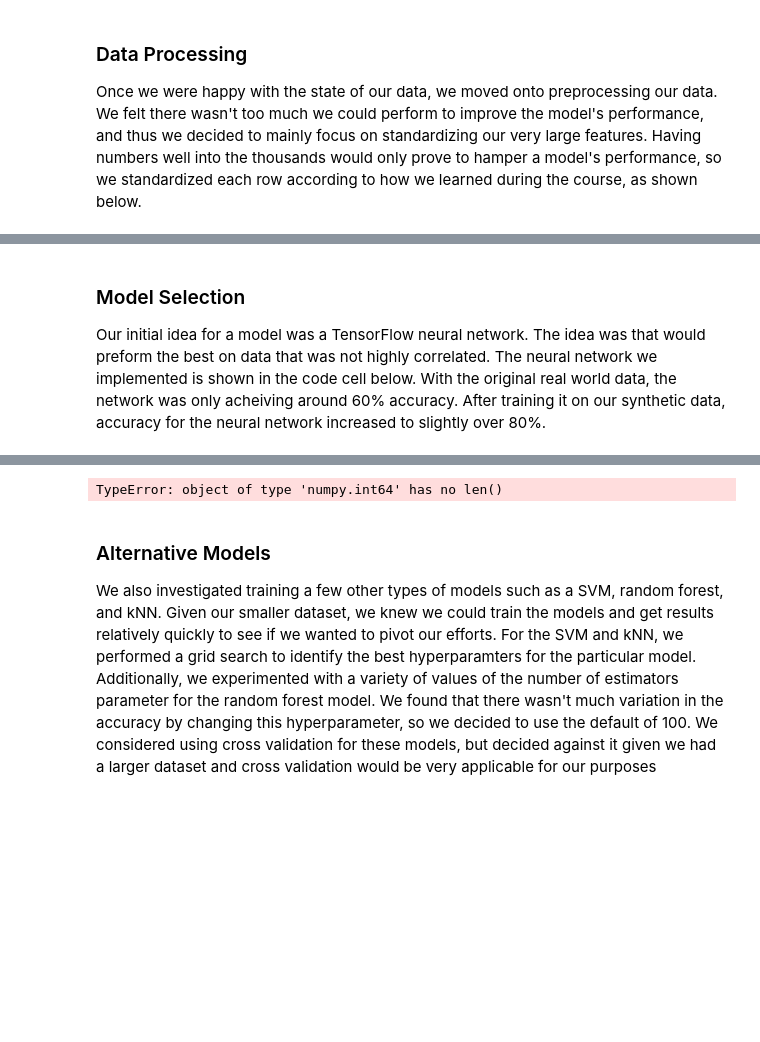
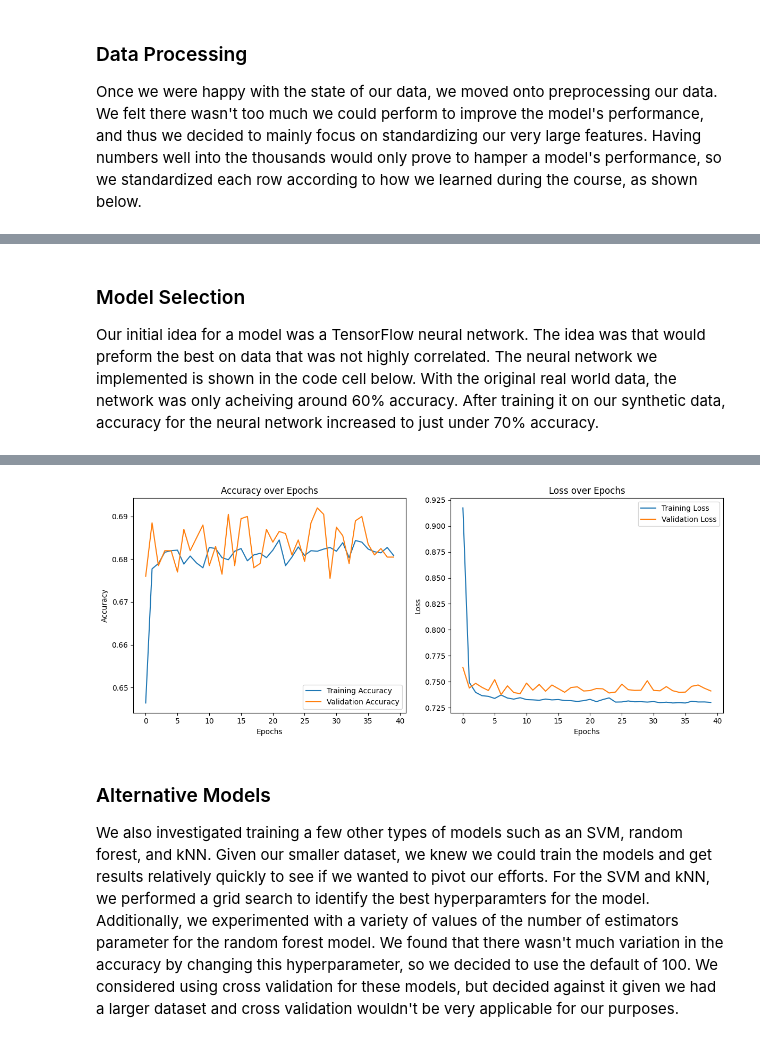
Before and after one commit to Andy-Borch/Efficient-Algorithm-Predictor, a Jupyter notebook: report.ipynb, the cells around one changed output, grey strips where cells are left out. Cells and saved outputs as stored; diff of their text form; code cells hidden in the pictures; blank space fills up the shorter version.

Commit message:
Final touches on report

```diff
--- a/report.ipynb
+++ b/report.ipynb
@@ -261,23 +258,10 @@ def bucket_sort(data):
 ### Timing code
 The code used to generate the run time data is listed below. It loads both the collections dataset and the associated features. It then creates a Pandas DataFrame to make accessing the data simpler. For each collection, a check is preformed to ensure the data type is mutable. If it isn't, it is converted to a list. Then each collection is passed into each sorting algorithm and run time is recorded. The result is a DataFrame of run time in seconds for each collection and each sorting algorithm. This data is then appended to the features file for training.
 # %%
-for i in range(len(matrix)):
-    arr = np.array(matrix[i])
-    arr = arr.astype(int)
-    print("Row", i, ": ")
-    print("Size: ", arr.size, " : ",features[i][0])
-    print("Mean: ", np.mean(arr), " : ", features[i][1])
-    print("StdDev: ", np.std(arr), " : ", features[i][2])
-    print("Num Unique: ", len(np.unique(arr)), " : ", features[i][3])
-
 def time_sort():
     timing_data = []
-    data = convert_to_data_type()
 
-    outer_bar = tqdm(range(len(data)), desc="Datasets", unit="dataset", position=0)
-    #outer_bar = tqdm(range(50), desc="Datasets", unit="dataset", position=0)
-
-    for i in outer_bar:
+    for i in range(len(data)):
         dataset_results = {}
         dataset_results["Dataset"] = f"Dataset {i+1}"
         current_data = data[i]
@@ -292,9 +276,7 @@ def time_sort():
             ("Bucket", bucket_sort),
         ]
 
-        inner_bar = tqdm(sorts, desc=f"Sorting Dataset {i+1}", unit="sort", position=1, leave=False)
-
-        for sort_name, sort_fn in inner_bar:
+        for sort_name, sort_fn in sorts:
             start = time.perf_counter()
             sort_fn(current_data)
             end = time.perf_counter()
@@ -414,6 +394,6 @@ Example of standardized features:
 # %% [markdown]
 ### Model Selection
-Our initial idea for a model was a TensorFlow neural network. The idea was that would preform the best on data that was not highly correlated. The neural network we implemented is shown in the code cell below. With the original real world data, the network was only acheiving around 60% accuracy. After training it on our synthetic data, accuracy for the neural network increased to slightly over 80%.
+Our initial idea for a model was a TensorFlow neural network. The idea was that would preform the best on data that was not highly correlated. The neural network we implemented is shown in the code cell below. With the original real world data, the network was only acheiving around 60% accuracy. After training it on our synthetic data, accuracy for the neural network increased to just under 70% accuracy.
 # %%
 #only extract Mean, StandardDeviation, and NumUnique
 mock_timing_data = np.empty(shape=(len(raw_features), 5))
@@ -422,7 +402,7 @@ for i in range(len(raw_features)):
 
 sorts = ['Sort1', 'Sort2', 'Sort3', 'Sort4', 'Sort5']
 
-X = features[:, [0, 2, 3]]
+X = raw_features[:, [0, 2, 3]]
 y = np.argmin(mock_timing_data, axis=1)
 
 encoder = LabelEncoder()
@@ -438,7 +418,8 @@ model = Sequential([
     Input(shape=(X_train_scaled.shape[1],)),
     Dense(128, activation='relu'),
     Dense(64, activation='relu'),
-    Dense(32, activation='relu')
+    Dense(32, activation='relu'),
+    Dense(5, activation='softmax')
 ])
 
 optimizer = Adam(learning_rate=0.001)
@@ -453,7 +434,7 @@ y_pred = model.predict(X_test_scaled)
 y_pred_classes = np.argmax(y_pred, axis=1)
 
 print("\nClassification Report:")
-print(classification_report(y_test, y_pred_classes, target_names=encoder.classes_))
+print(classification_report(y_test, y_pred_classes, target_names=[str(cls) for cls in encoder.classes_]))
 
 plt.figure(figsize=(12, 5))
 
@@ -496,8 +477,8 @@ Classification Report:
-TypeError: object of type 'numpy.int64' has no len()
+[figure, added]
 # %% [markdown]
 ### Alternative Models
 
-We also investigated training a few other types of models such as a SVM, random forest, and kNN. Given our smaller dataset, we knew we could train the models and get results relatively quickly to see if we wanted to pivot our efforts. For the SVM and kNN, we performed a grid search to identify the best hyperparamters for the particular model. Additionally, we experimented with a variety of values of the number of estimators parameter for the random forest model. We found that there wasn't much variation in the accuracy by changing this hyperparameter, so we decided to use the default of 100. We considered using cross validation for these models, but decided against it given we had a larger dataset and cross validation would be very applicable for our purposes
+We also investigated training a few other types of models such as an SVM, random forest, and kNN. Given our smaller dataset, we knew we could train the models and get results relatively quickly to see if we wanted to pivot our efforts. For the SVM and kNN, we performed a grid search to identify the best hyperparamters for the model. Additionally, we experimented with a variety of values of the number of estimators parameter for the random forest model. We found that there wasn't much variation in the accuracy by changing this hyperparameter, so we decided to use the default of 100. We considered using cross validation for these models, but decided against it given we had a larger dataset and cross validation wouldn't be very applicable for our purposes.
 # %%
 #SVM
 X_train, X_test, y_train, y_test = train_test_split(
```
Also changed, not shown: parts of 11 cells of this notebook.
